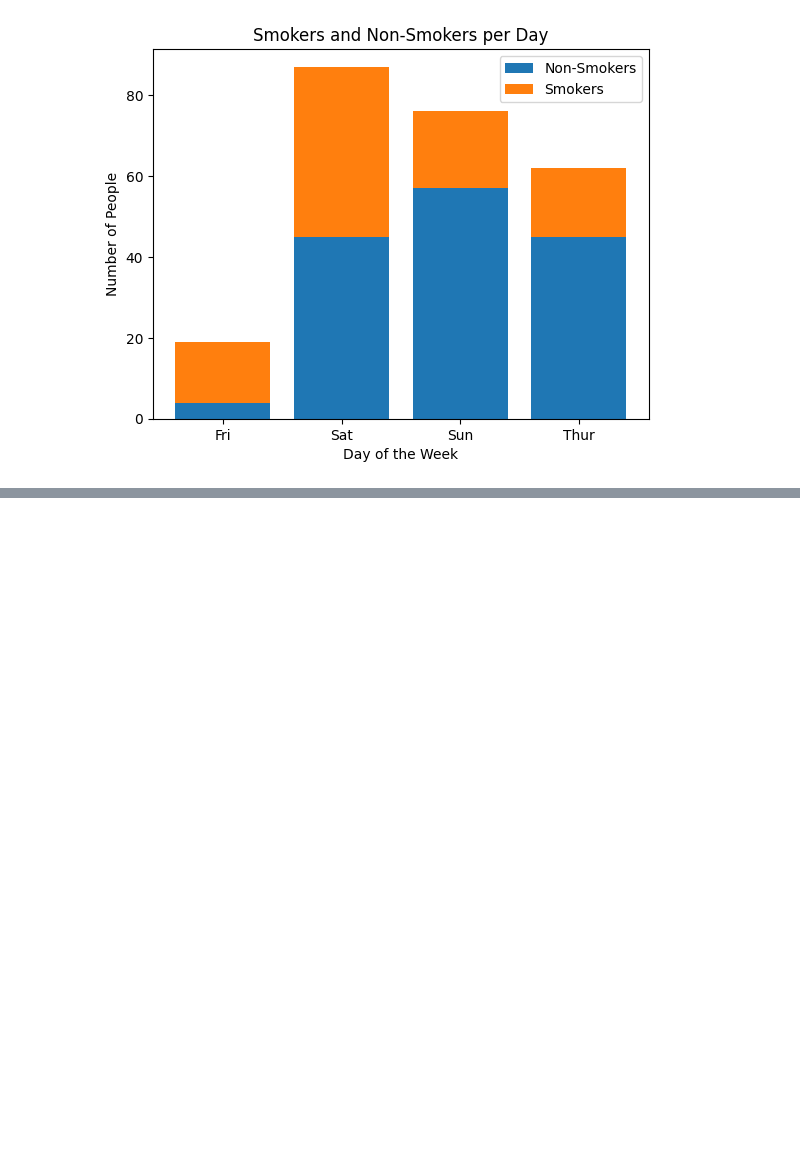
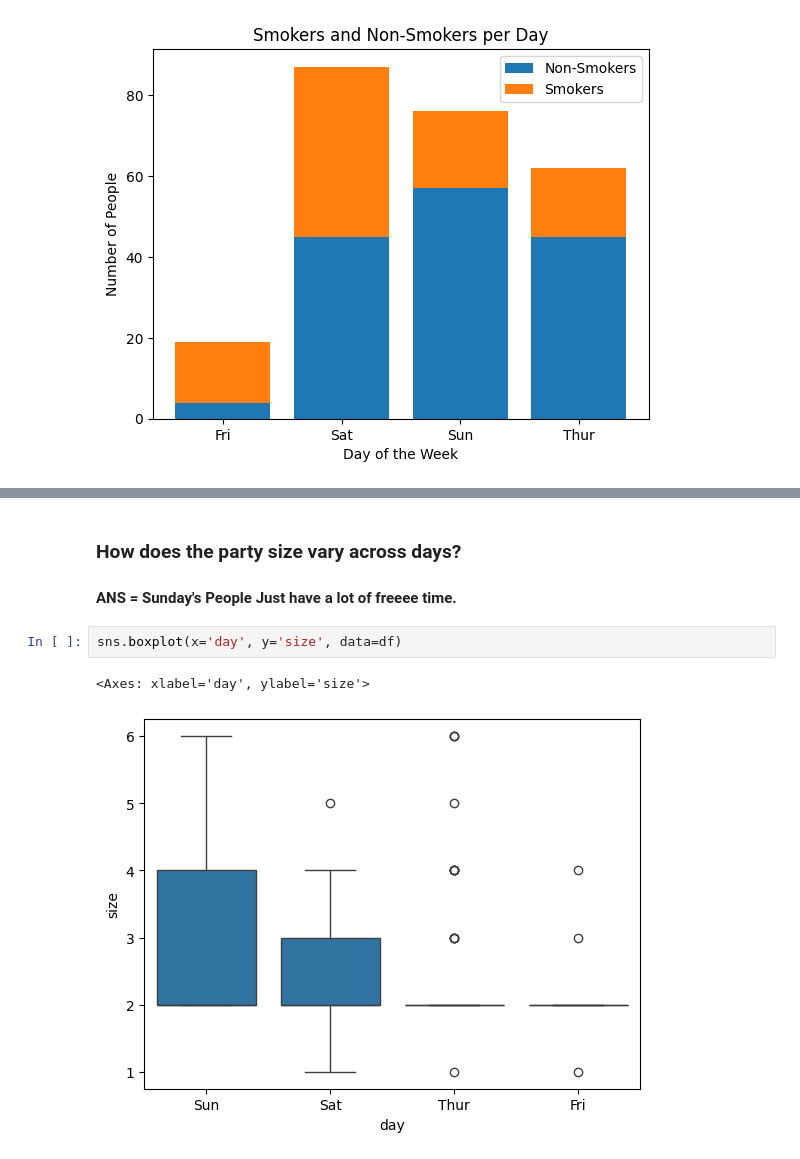
Before and after one commit to dedsec995/DS_TRAINING_2025, a Jupyter notebook: dayz/day4/Day4(Assignment).ipynb, the cells around one changed output, grey strips where cells are left out. Saved outputs shown, nothing was run; the diff lists cells and outputs as text; blank space fills up the shorter version.

```diff
--- a/dayz/day4/Day4(Assignment).ipynb
+++ b/dayz/day4/Day4(Assignment).ipynb
@@ -185,0 +241,8 @@ plt.show()
+# %% [markdown]
+### How does the party size vary across days?
+#### ANS = Sunday's People Just have a lot of freeee time.
+# %%
+sns.boxplot(x='day', y='size', data=df)
+# %% [output]
+<Axes: xlabel='day', ylabel='size'>
+[figure, added]
```
Also changed, not shown: parts of 11 cells of this notebook.
